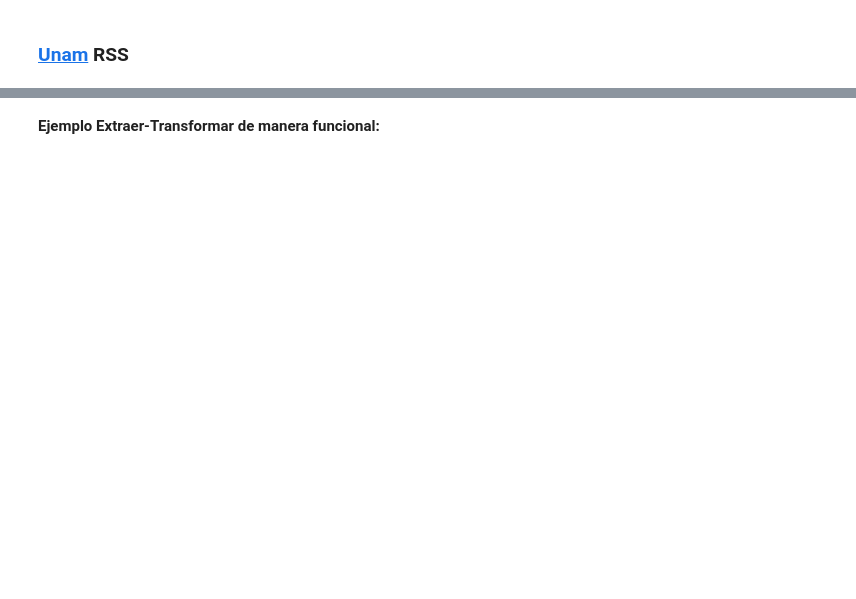
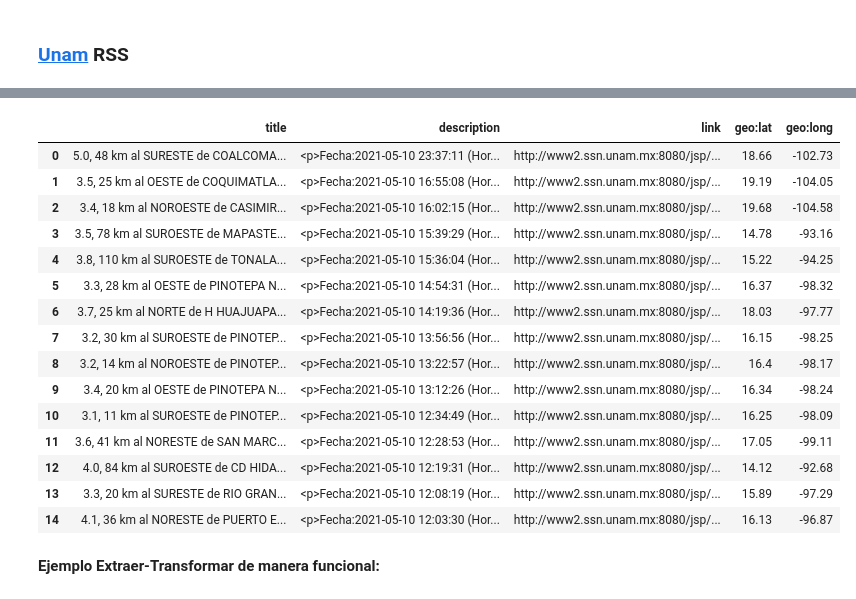
Before and after one commit to Ironhack-Data-Madrid-Abril-2021/Material_Clase, a Jupyter notebook: semana_3/2.1 - RSS.ipynb, the cells around one changed output, grey strips where cells are left out. Saved outputs shown, nothing was run; the diff lists cells and outputs as text; code cells hidden in the pictures; blank space fills up the shorter version.

```diff
--- a/semana_3/2.1 - RSS.ipynb
+++ b/semana_3/2.1 - RSS.ipynb
@@ -10,0 +90,6 @@
+# %%
+url='http://www.ssn.unam.mx/rss/ultimos-sismos.xml'
+
+data=req.get(url).content
+
+unam=xmltodict.parse(data)
@@ -11,2 +108,21 @@
+# %%
+pd.DataFrame(unam['rss']['channel']['item'])
+# %% [output]
+|  | title | description | link | geo:lat | geo:long |
+| 0 | 5.0, 48 km al SURESTE de COALCOMA... | <p>Fecha:2021-05-10 23:37:11 (Hor... | http://www2.ssn.unam.mx:8080/jsp/... | 18.66 | -102.73 |
+| 1 | 3.5, 25 km al OESTE de COQUIMATLA... | <p>Fecha:2021-05-10 16:55:08 (Hor... | http://www2.ssn.unam.mx:8080/jsp/... | 19.19 | -104.05 |
+| 2 | 3.4, 18 km al NOROESTE de CASIMIR... | <p>Fecha:2021-05-10 16:02:15 (Hor... | http://www2.ssn.unam.mx:8080/jsp/... | 19.68 | -104.58 |
+| 3 | 3.5, 78 km al SUROESTE de MAPASTE... | <p>Fecha:2021-05-10 15:39:29 (Hor... | http://www2.ssn.unam.mx:8080/jsp/... | 14.78 | -93.16 |
+| 4 | 3.8, 110 km al SUROESTE de TONALA... | <p>Fecha:2021-05-10 15:36:04 (Hor... | http://www2.ssn.unam.mx:8080/jsp/... | 15.22 | -94.25 |
+| 5 | 3.3, 28 km al OESTE de PINOTEPA N... | <p>Fecha:2021-05-10 14:54:31 (Hor... | http://www2.ssn.unam.mx:8080/jsp/... | 16.37 | -98.32 |
+| 6 | 3.7, 25 km al NORTE de H HUAJUAPA... | <p>Fecha:2021-05-10 14:19:36 (Hor... | http://www2.ssn.unam.mx:8080/jsp/... | 18.03 | -97.77 |
+| 7 | 3.2, 30 km al SUROESTE de PINOTEP... | <p>Fecha:2021-05-10 13:56:56 (Hor... | http://www2.ssn.unam.mx:8080/jsp/... | 16.15 | -98.25 |
+| 8 | 3.2, 14 km al NOROESTE de PINOTEP... | <p>Fecha:2021-05-10 13:22:57 (Hor... | http://www2.ssn.unam.mx:8080/jsp/... | 16.4 | -98.17 |
+| 9 | 3.4, 20 km al OESTE de PINOTEPA N... | <p>Fecha:2021-05-10 13:12:26 (Hor... | http://www2.ssn.unam.mx:8080/jsp/... | 16.34 | -98.24 |
+| 10 | 3.1, 11 km al SUROESTE de PINOTEP... | <p>Fecha:2021-05-10 12:34:49 (Hor... | http://www2.ssn.unam.mx:8080/jsp/... | 16.25 | -98.09 |
+| 11 | 3.6, 41 km al NORESTE de SAN MARC... | <p>Fecha:2021-05-10 12:28:53 (Hor... | http://www2.ssn.unam.mx:8080/jsp/... | 17.05 | -99.11 |
+| 12 | 4.0, 84 km al SUROESTE de CD HIDA... | <p>Fecha:2021-05-10 12:19:31 (Hor... | http://www2.ssn.unam.mx:8080/jsp/... | 14.12 | -92.68 |
+| 13 | 3.3, 20 km al SURESTE de RIO GRAN... | <p>Fecha:2021-05-10 12:08:19 (Hor... | http://www2.ssn.unam.mx:8080/jsp/... | 15.89 | -97.29 |
+| 14 | 4.1, 36 km al NORESTE de PUERTO E... | <p>Fecha:2021-05-10 12:03:30 (Hor... | http://www2.ssn.unam.mx:8080/jsp/... | 16.13 | -96.87 |
 # %% [markdown]
 **Ejemplo Extraer-Transformar de manera funcional:**
```
Also changed, not shown: parts of 25 cells of this notebook.
